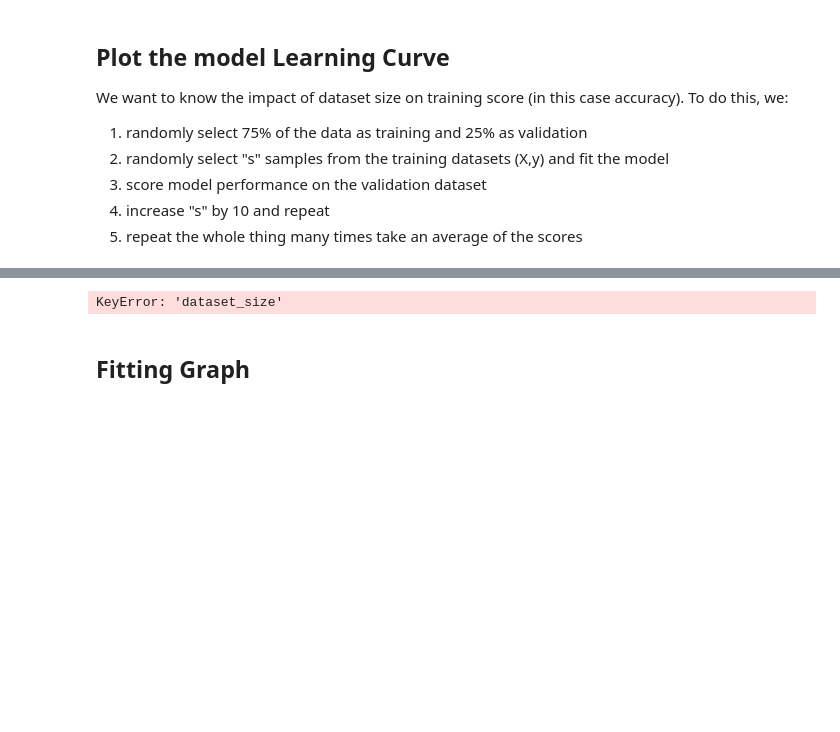
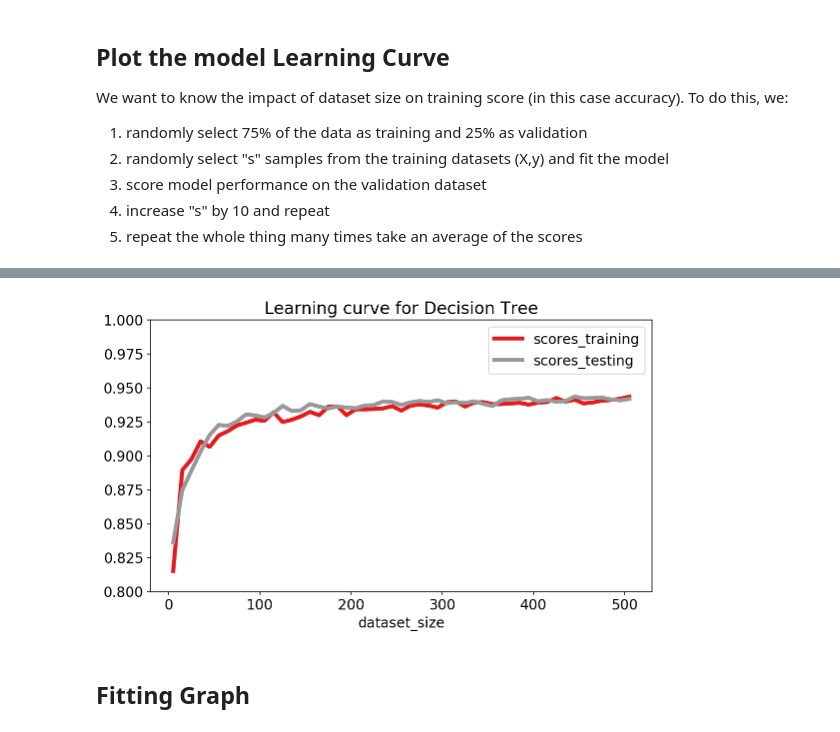
Before and after one commit to LorisMarini/cancer_wisconsin, a Jupyter notebook: decision-trees-1.ipynb, the cells around one changed output, grey strips where cells are left out. Saved outputs shown, nothing was run; the diff lists cells and outputs as text; code cells hidden in the pictures; blank space fills up the shorter version.

```diff
--- a/decision-trees-1.ipynb
+++ b/decision-trees-1.ipynb
@@ -194,20 +193,19 @@ KeyboardInterrupt:
 # %%
 # Concatenate all measurements
 results = pd.concat(all_frames)
 
 # Aggregate and plot
 ax = results.groupby("dataset_size").mean().plot(title="Learning curve for Decision Tree",
                                             linewidth=4,
                                             figsize=(9,5),
                                             rot=0,
-                                            fontsize=14,
                                             colormap="Set1",
                                             ylim=(0.8, 1))
 # Save
 fig = ax.get_figure()
 fig.savefig(f"images/learning-curve.png")
 # %% [output]
-KeyError: 'dataset_size'
+[figure, added]
 # %% [markdown]
 ## Fitting Graph
 # %%
```
Also changed, not shown: parts of 2 cells of this notebook, 5 other files.
